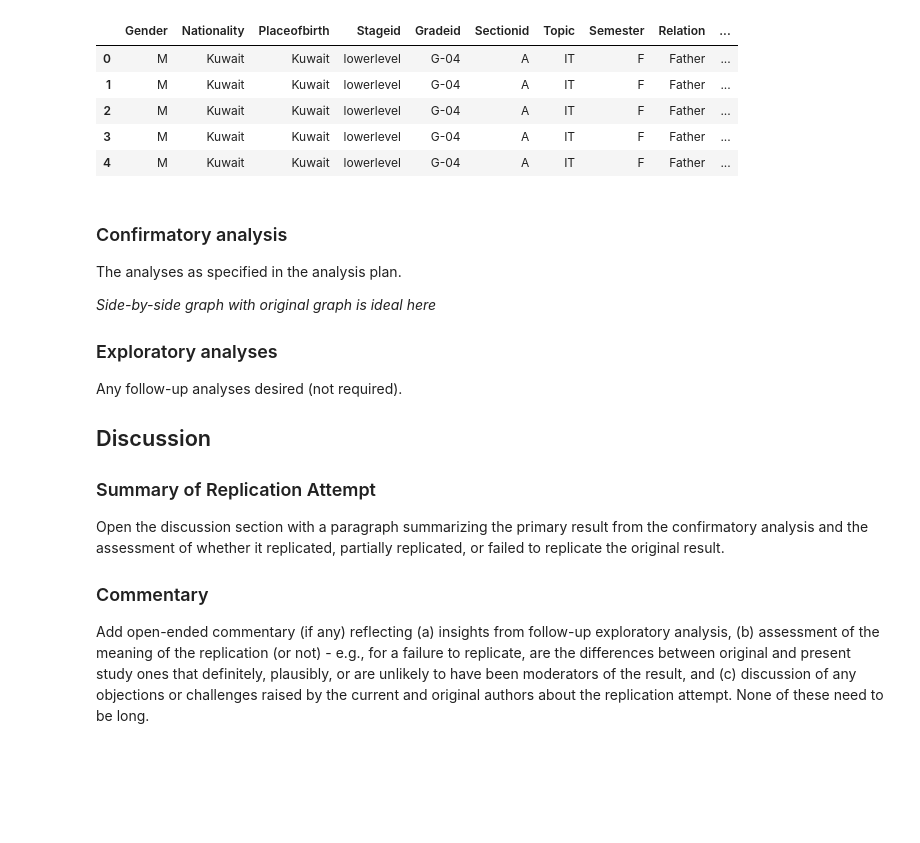
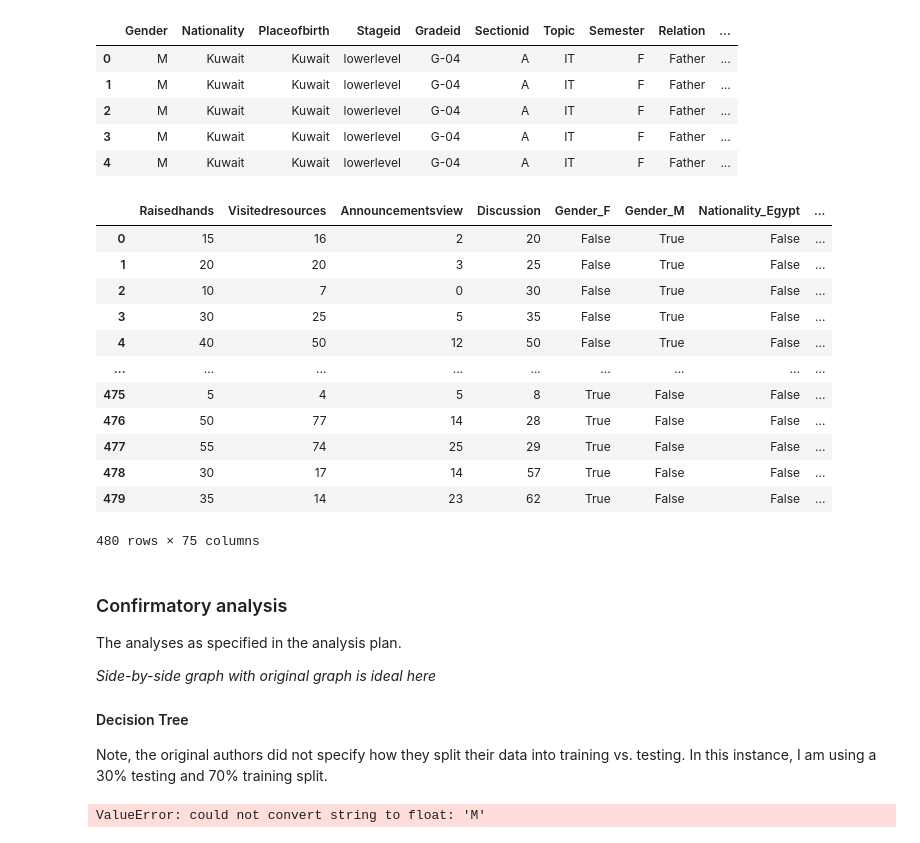
Before and after one commit to ucsd-psych201a/alsulami2023, a Jupyter notebook: writeup/Reproducibility Report.ipynb, the cells around one changed output. Saved outputs shown, nothing was run; the diff lists cells and outputs as text; code cells hidden in the pictures; blank space fills up the shorter version.

Commit message:
Added some decision tree code - working on dummy variables

```diff
--- a/writeup/Reproducibility Report.ipynb
+++ b/writeup/Reproducibility Report.ipynb
@@ -153,6 +157,23 @@ edu.head()
 | 2 | M | Kuwait | Kuwait | lowerlevel | G-04 | A | IT | F | Father | ... |
 | 3 | M | Kuwait | Kuwait | lowerlevel | G-04 | A | IT | F | Father | ... |
 | 4 | M | Kuwait | Kuwait | lowerlevel | G-04 | A | IT | F | Father | ... |
+# %%
+edu_dummy = pd.get_dummies(edu)
+edu_dummy
+# %% [output]
+|  | Raisedhands | Visitedresources | Announcementsview | Discussion | Gender_F | Gender_M | Nationality_Egypt | ... |
+| 0 | 15 | 16 | 2 | 20 | False | True | False | ... |
+| 1 | 20 | 20 | 3 | 25 | False | True | False | ... |
+| 2 | 10 | 7 | 0 | 30 | False | True | False | ... |
+| 3 | 30 | 25 | 5 | 35 | False | True | False | ... |
+| 4 | 40 | 50 | 12 | 50 | False | True | False | ... |
+| ... | ... | ... | ... | ... | ... | ... | ... | ... |
+| 475 | 5 | 4 | 5 | 8 | True | False | False | ... |
+| 476 | 50 | 77 | 14 | 28 | True | False | False | ... |
+| 477 | 55 | 74 | 25 | 29 | True | False | False | ... |
+| 478 | 30 | 17 | 14 | 57 | True | False | False | ... |
+| 479 | 35 | 14 | 23 | 62 | True | False | False | ... |
+480 rows × 75 columns
 # %% [markdown]
 
 ### Confirmatory analysis
@@ -161,16 +182,5 @@ The analyses as specified in the analysis plan.
 
 *Side-by-side graph with original graph is ideal here*
 
-### Exploratory analyses
-
-Any follow-up analyses desired (not required).
-
-## Discussion
-
-### Summary of Replication Attempt
-
-Open the discussion section with a paragraph summarizing the primary result from the confirmatory analysis and the assessment of whether it replicated, partially replicated, or failed to replicate the original result.
-
-### Commentary
-
-Add open-ended commentary (if any) reflecting (a) insights from follow-up exploratory analysis, (b) assessment of the meaning of the replication (or not) - e.g., for a failure to replicate, are the differences between original and present study ones that definitely, plausibly, or are unlikely to have been moderators of the result, and (c) discussion of any objections or challenges raised by the current and original authors about the replication attempt. None of these need to be long.
+#### Decision Tree
+Note, the original authors did not specify how they split their data into training vs. testing. In this instance, I am using a 30% testing and 70% training split.
@@ -176,0 +196,20 @@ Add open-ended commentary (if any) reflecting (a) insights from follow-up explor
+# %%
+# Decision Tree
+dt = DecisionTreeClassifier(max_depth = 5)
+
+# Fit Decision Tree to training data
+dt.fit(X_train, Y_train)
+
+# Predict test set labels
+Y_pred = dt.predict(X_test)
+
+# Compute test set accuracy
+print(confusion_matrix(y_pred, y_test))
+print(classification_report(y_pred, y_test))
+
+# Confusion Matrix
+ConfusionMatrixDisplay.from_estimator(dt, X_test, Y_test,
+        cmap = plt.cm.Blues, normalize = 'true')
+plt.show()
+# %% [output]
+ValueError: could not convert string to float: 'M'
```
Also changed, not shown: parts of 3 cells of this notebook.
